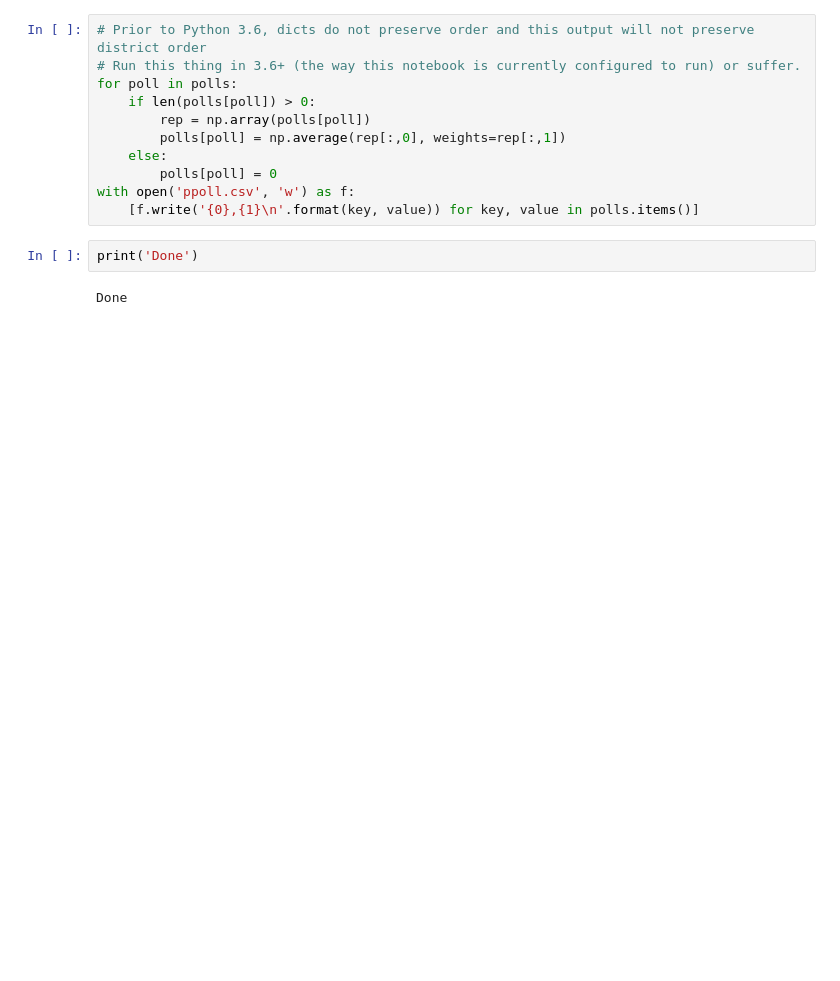
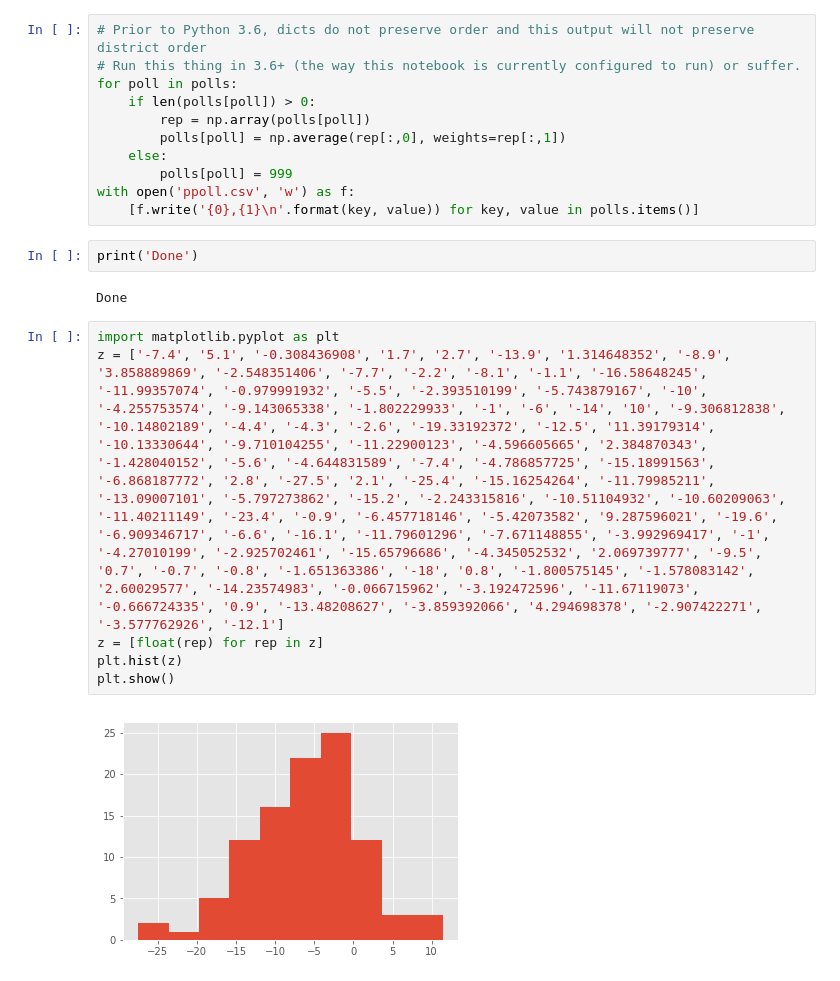
Before and after one commit to rytse/blairvoyance, a Jupyter notebook: pollprocessor.ipynb, the cells around one changed output. Drawn from its saved outputs; the diff is of its cells as text; blank space fills up the shorter version.

```diff
--- a/pollprocessor.ipynb
+++ b/pollprocessor.ipynb
@@ -39,10 +39,18 @@ for poll in polls:
         rep = np.array(polls[poll])
         polls[poll] = np.average(rep[:,0], weights=rep[:,1])
     else:
-        polls[poll] = 0
+        polls[poll] = 999
 with open('ppoll.csv', 'w') as f:
     [f.write('{0},{1}\n'.format(key, value)) for key, value in polls.items()]
 # %%
 print('Done')
 # %% [output]
 Done
+# %%
+import matplotlib.pyplot as plt
+z = ['-7.4', '5.1', '-0.308436908', '1.7', '2.7', '-13.9', '1.314648352', '-8.9', '3.858889869', '-2.548351406', '-7.7', '-2.2', '-8.1', '-1.1', '-16.58648245', '-11.99357074', '-0.979991932', '-5.5', '-2.393510199', '-5.743879167', '-10', '-4.255753574', '-9.143065338', '-1.802229933', '-1', '-6', '-14', '10', '-9.306812838', '-10.14802189', '-4.4', '-4.3', '-2.6', '-19.33192372', '-12.5', '11.39179314', '-10.13330644', '-9.710104255', '-11.22900123', '-4.596605665', '2.384870343', '-1.428040152', '-5.6', '-4.644831589', '-7.4', '-4.786857725', '-15.18991563', '-6.868187772', '2.8', '-27.5', '2.1', '-25.4', '-15.16254264', '-11.79985211', '-13.09007101', '-5.797273862', '-15.2', '-2.243315816', '-10.51104932', '-10.60209063', '-11.40211149', '-23.4', '-0.9', '-6.457718146', '-5.42073582', '9.287596021', '-19.6', '-6.909346717', '-6.6', '-16.1', '-11.79601296', '-7.671148855', '-3.992969417', '-1', '-4.27010199', '-2.925702461', '-15.65796686', '-4.345052532', '2.069739777', '-9.5', '0.7', '-0.7', '-0.8', '-1.651363386', '-18', '0.8', '-1.800575145', '-1.578083142', '2.60029577', '-14.23574983', '-0.066715962', '-3.192472596', '-11.67119073', '-0.666724335', '0.9', '-13.48208627', '-3.859392066', '4.294698378', '-2.907422271', '-3.577762926', '-12.1']
+z = [float(rep) for rep in z]
+plt.hist(z)
+plt.show()
+# %% [output]
+[figure, added]
```
Also changed, not shown: 3 other files.
